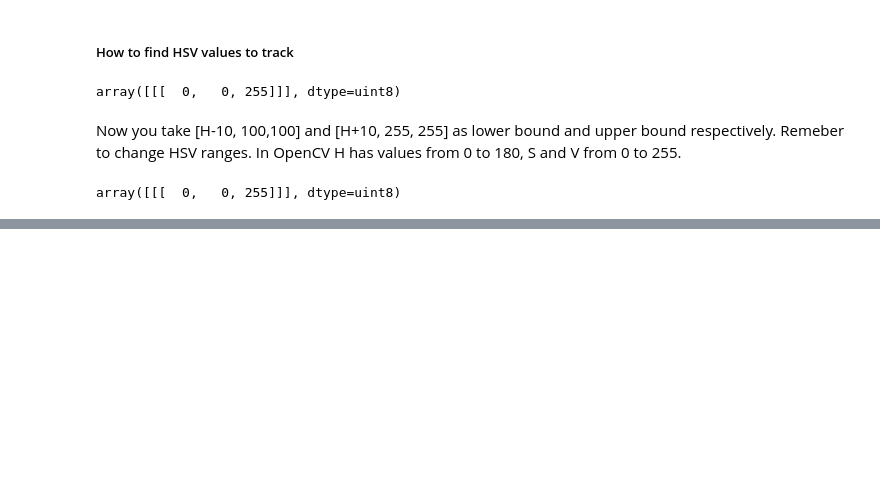
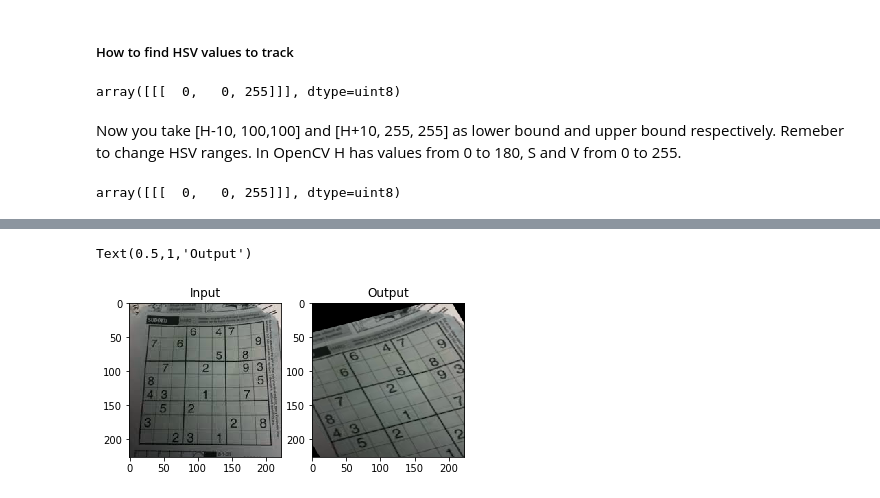
Before and after one commit to IamMohitM/OpenCV-Learning, a Jupyter notebook: Image Processing in OpenCV.ipynb, the cells around one changed output, grey strips where cells are left out. Drawn from its saved outputs; the diff is of its cells as text; code cells hidden in the pictures; blank space fills up the shorter version.

Commit message:
geometric transformations

```diff
--- a/Image Processing in OpenCV.ipynb
+++ b/Image Processing in OpenCV.ipynb
@@ -85,0 +150,21 @@ array([[[  0,   0, 255]]], dtype=uint8)
+# %%
+img = cv2.imread('images/sudoku.jpg')
+rows, cols, ch = img.shape
+
+pos1 = np.float32([[50, 50], [200, 50], [50, 200]])
+pos2 = np.float32([[10, 100], [200, 50], [100, 250]])
+
+M = cv2.getAffineTransform(pos1, pos2)
+
+dst = cv2.warpAffine(img, M, (cols, rows))
+
+plt.subplot(121)
+plt.imshow(img)
+plt.title('Input')
+
+plt.subplot(122)
+plt.imshow(dst)
+plt.title('Output')
+# %% [output]
+Text(0.5,1,'Output')
+[figure, added]
```
Also changed, not shown: parts of 14 cells of this notebook, 1 other file.
